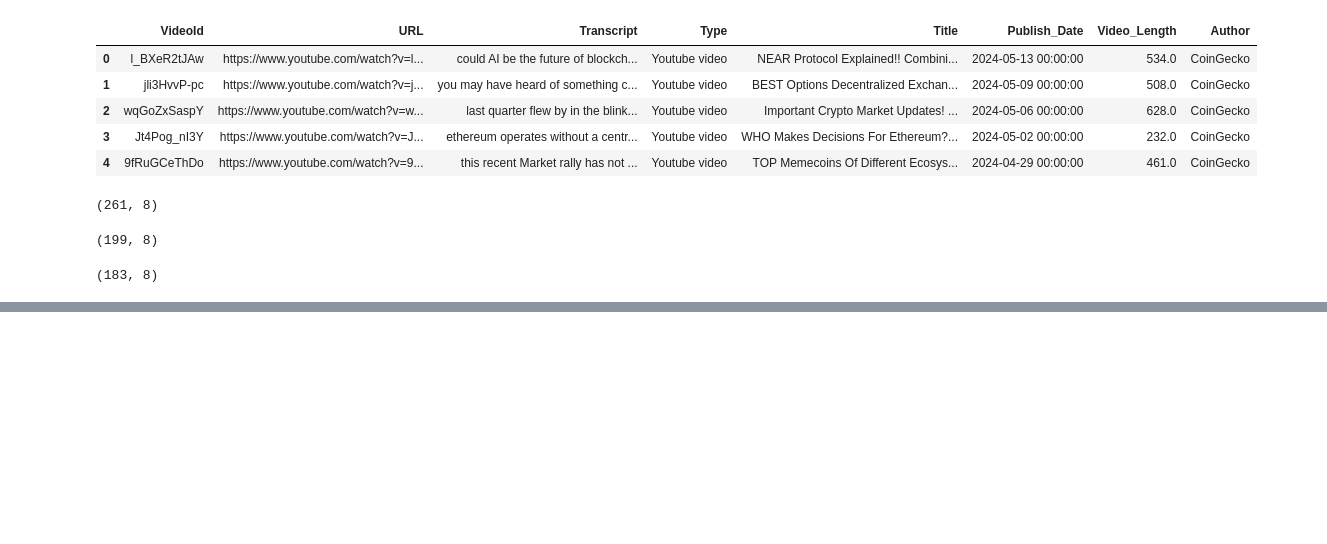
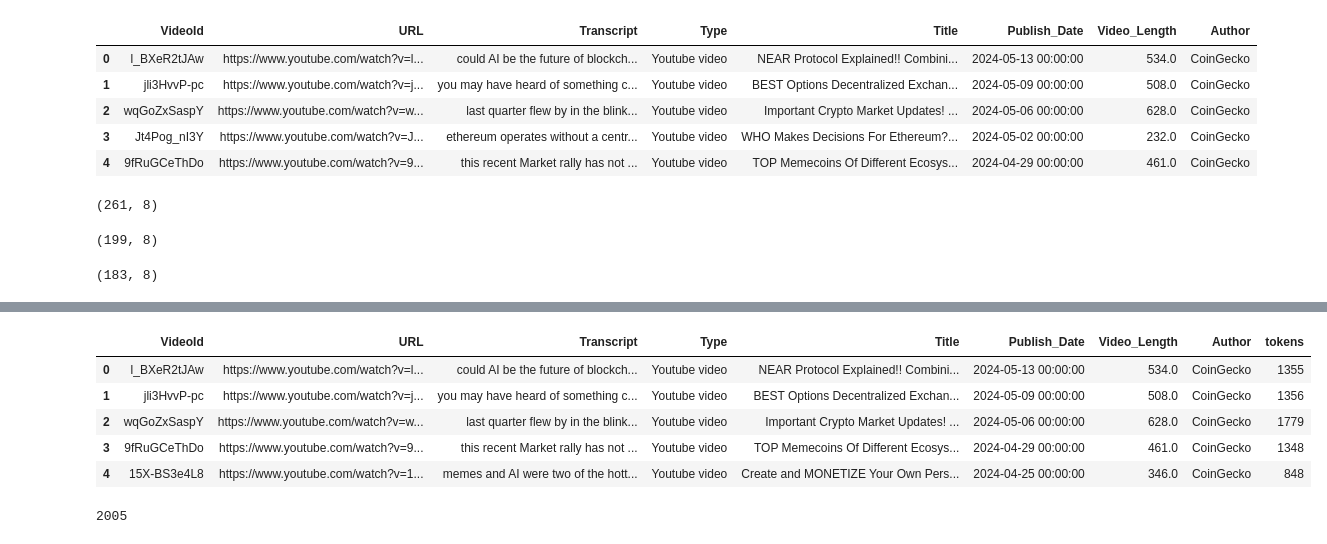
Before and after one commit to BilalNaseem1/rag_project, a Jupyter notebook: data/10_Coin_Gecko/Coin_gecko.ipynb, the cells around one changed output, grey strips where cells are left out. Cells and saved outputs as stored; diff of their text form; code cells hidden in the pictures; blank space fills up the shorter version.

```diff
--- a/data/10_Coin_Gecko/Coin_gecko.ipynb
+++ b/data/10_Coin_Gecko/Coin_gecko.ipynb
@@ -165,0 +221,2 @@ df.to_csv('Coin_gecko_latest.csv', index=False)
+# %%
+df = pd.read_csv('Coin_gecko_latest.csv')
@@ -165,0 +232,18 @@ df.to_csv('Coin_gecko_latest.csv', index=False)
+# %%
+MAX_TOKENS = 5000
+import tiktoken
+
+tokenizer = tiktoken.get_encoding("cl100k_base")
+df["tokens"] = df.Transcript.apply(lambda x: len(tokenizer.encode(x)))
+df.head()
+# %% [output]
+|  | VideoId | URL | Transcript | Type | Title | Publish_Date | Video_Length | Author | tokens |
+| 0 | l_BXeR2tJAw | https://www.youtube.com/watch?v=l... | could AI be the future of blockch... | Youtube video | NEAR Protocol Explained!! Combini... | 2024-05-13 00:00:00 | 534.0 | CoinGecko | 1355 |
+| 1 | jli3HvvP-pc | https://www.youtube.com/watch?v=j... | you may have heard of something c... | Youtube video | BEST Options Decentralized Exchan... | 2024-05-09 00:00:00 | 508.0 | CoinGecko | 1356 |
+| 2 | wqGoZxSaspY | https://www.youtube.com/watch?v=w... | last quarter flew by in the blink... | Youtube video | Important Crypto Market Updates! ... | 2024-05-06 00:00:00 | 628.0 | CoinGecko | 1779 |
+| 3 | 9fRuGCeThDo | https://www.youtube.com/watch?v=9... | this recent Market rally has not ... | Youtube video | TOP Memecoins Of Different Ecosys... | 2024-04-29 00:00:00 | 461.0 | CoinGecko | 1348 |
+| 4 | 15X-BS3e4L8 | https://www.youtube.com/watch?v=1... | memes and AI were two of the hott... | Youtube video | Create and MONETIZE Your Own Pers... | 2024-04-25 00:00:00 | 346.0 | CoinGecko | 848 |
+# %%
+max(df['tokens'])
+# %% [output]
+2005
```
Also changed, not shown: parts of 3 cells of this notebook, 1 other file.
